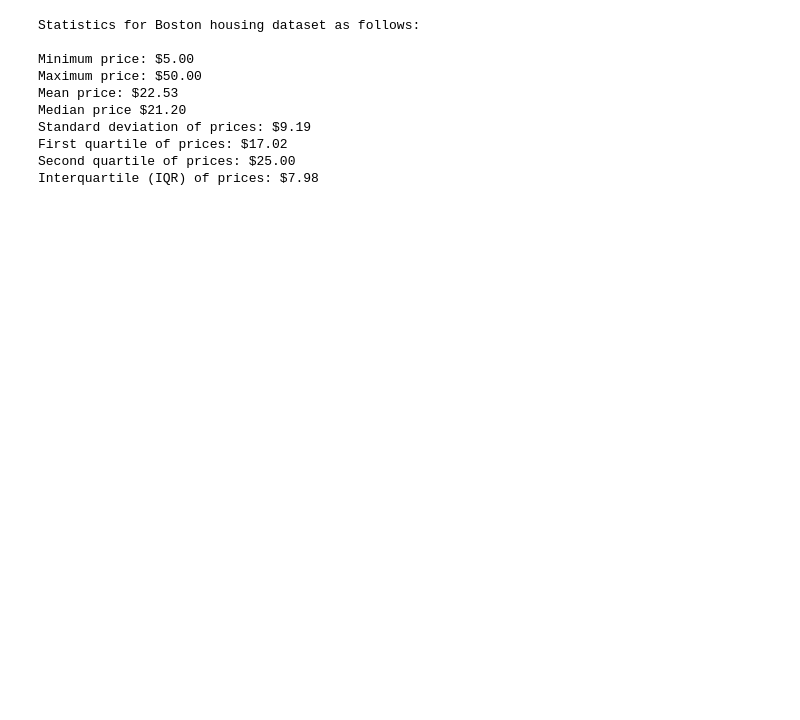
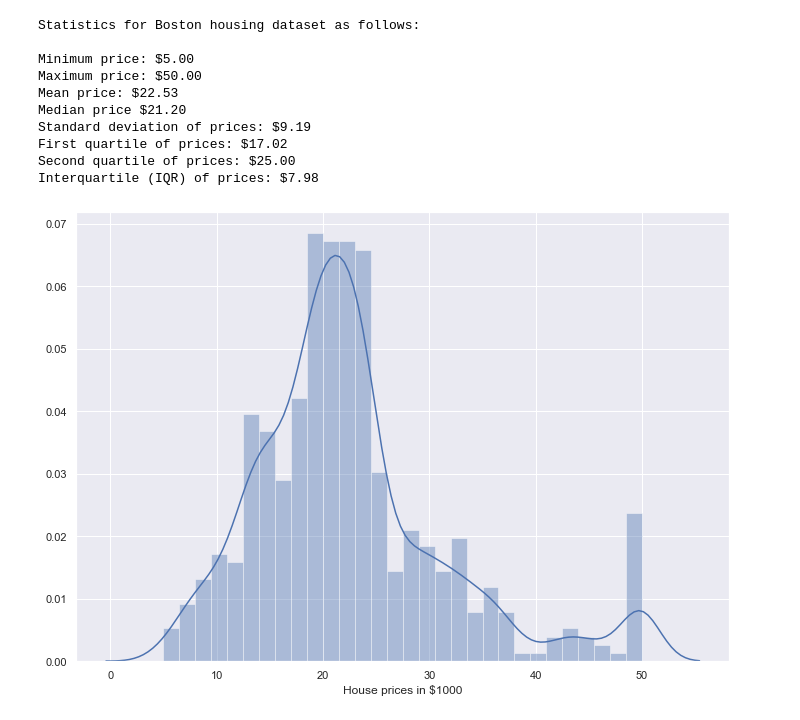
Before and after one commit to eamonnofarrell/Machine-Learning-Assessment2019, a Jupyter notebook: Machine-Learning-Assignment.ipynb, the cells around one changed output. Saved outputs shown, nothing was run; the diff lists cells and outputs as text; code cells hidden in the pictures; blank space fills up the shorter version.

```diff
--- a/Machine-Learning-Assignment.ipynb
+++ b/Machine-Learning-Assignment.ipynb
@@ -97,3 +99,10 @@ Standard deviation of prices: $9.19
 First quartile of prices: $17.02
 Second quartile of prices: $25.00
 Interquartile (IQR) of prices: $7.98
+# %%
+sns.set(rc={'figure.figsize':(11.7,8.27)})
+sns.distplot(data['Price'], bins=30)
+plt.xlabel("House prices in $1000")
+plt.show()
+# %% [output]
+[figure, added]
```
Also changed, not shown: parts of 5 cells of this notebook.
